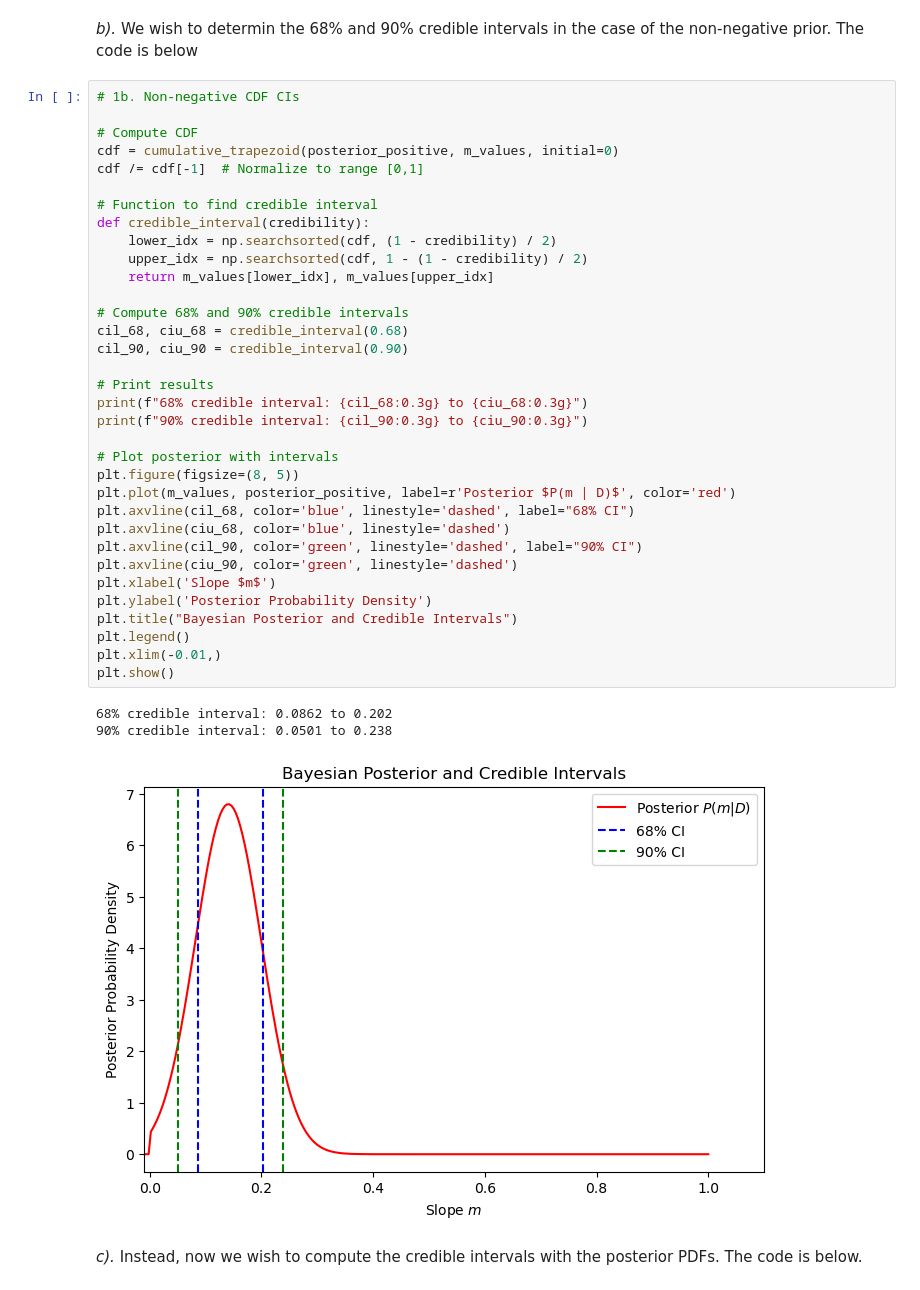
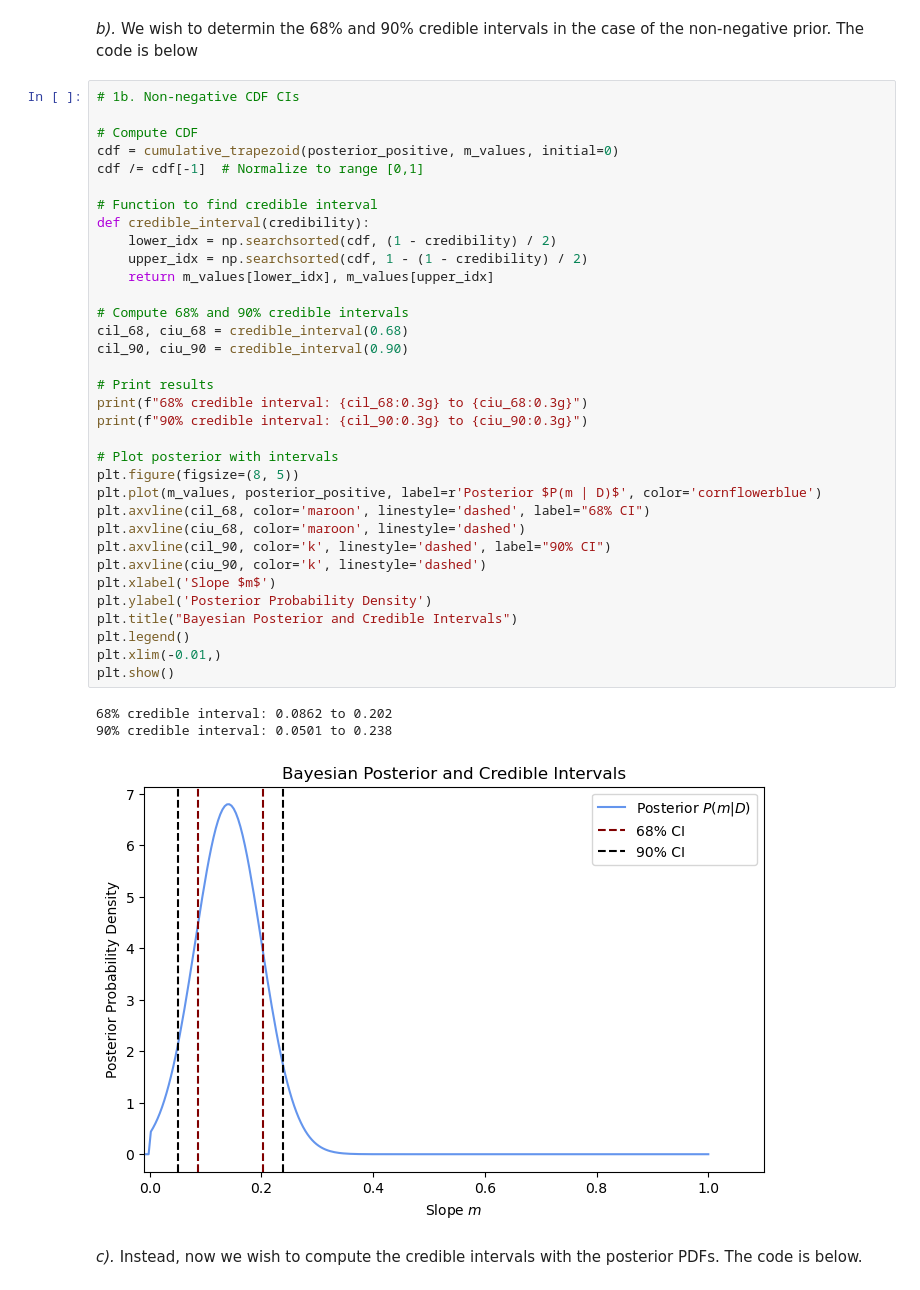
Before and after one commit to aidanwmw/PHYS403, a Jupyter notebook: homework/hw5.ipynb, the cells around one changed output. Drawn from its saved outputs; the diff is of its cells as text.

```diff
--- a/homework/hw5.ipynb
+++ b/homework/hw5.ipynb
@@ -67,39 +67,39 @@ plt.show()
 
 # Compute CDF
 cdf = cumulative_trapezoid(posterior_positive, m_values, initial=0)
 cdf /= cdf[-1]  # Normalize to range [0,1]
 
 # Function to find credible interval
 def credible_interval(credibility):
     lower_idx = np.searchsorted(cdf, (1 - credibility) / 2)
     upper_idx = np.searchsorted(cdf, 1 - (1 - credibility) / 2)
     return m_values[lower_idx], m_values[upper_idx]
 
 # Compute 68% and 90% credible intervals
 cil_68, ciu_68 = credible_interval(0.68)
 cil_90, ciu_90 = credible_interval(0.90)
 
 # Print results
 print(f"68% credible interval: {cil_68:0.3g} to {ciu_68:0.3g}")
 print(f"90% credible interval: {cil_90:0.3g} to {ciu_90:0.3g}")
 
 # Plot posterior with intervals
 plt.figure(figsize=(8, 5))
-plt.plot(m_values, posterior_positive, label=r'Posterior $P(m | D)$', color='red')
-plt.axvline(cil_68, color='blue', linestyle='dashed', label="68% CI")
-plt.axvline(ciu_68, color='blue', linestyle='dashed')
-plt.axvline(cil_90, color='green', linestyle='dashed', label="90% CI")
-plt.axvline(ciu_90, color='green', linestyle='dashed')
+plt.plot(m_values, posterior_positive, label=r'Posterior $P(m | D)$', color='cornflowerblue')
+plt.axvline(cil_68, color='maroon', linestyle='dashed', label="68% CI")
+plt.axvline(ciu_68, color='maroon', linestyle='dashed')
+plt.axvline(cil_90, color='k', linestyle='dashed', label="90% CI")
+plt.axvline(ciu_90, color='k', linestyle='dashed')
 plt.xlabel('Slope $m$')
 plt.ylabel('Posterior Probability Density')
 plt.title("Bayesian Posterior and Credible Intervals")
 plt.legend()
 plt.xlim(-0.01,)
 plt.show()
 # %% [output]
 68% credible interval: 0.0862 to 0.202
 90% credible interval: 0.0501 to 0.238
-[figure, old version]
+[figure, new version]
 # %% [markdown]
 *c).* Instead, now we wish to compute the credible intervals with the posterior PDFs. The code is below.
 # %%
```
Also changed, not shown: parts of 3 cells of this notebook.
